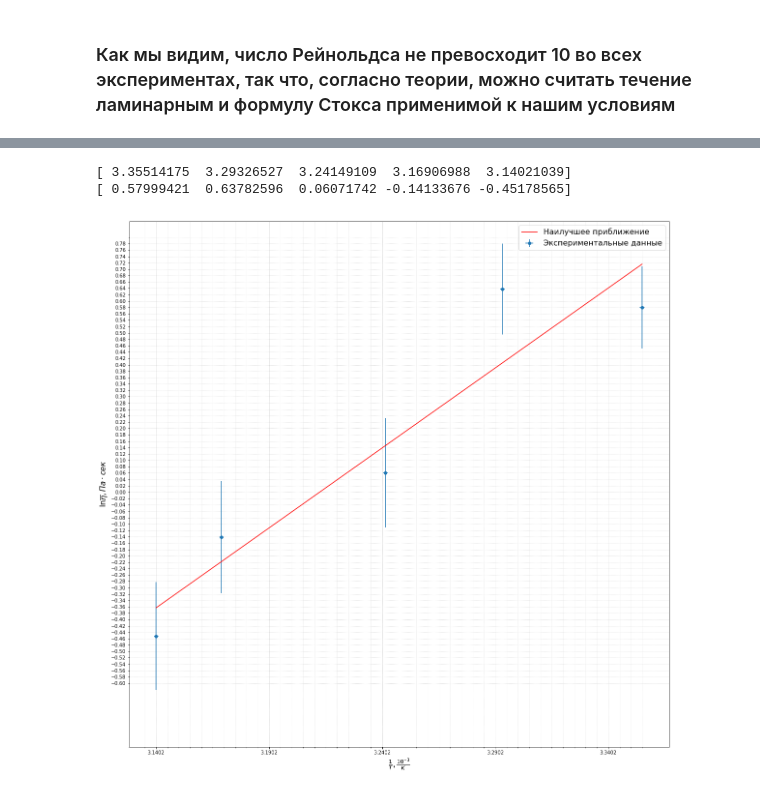
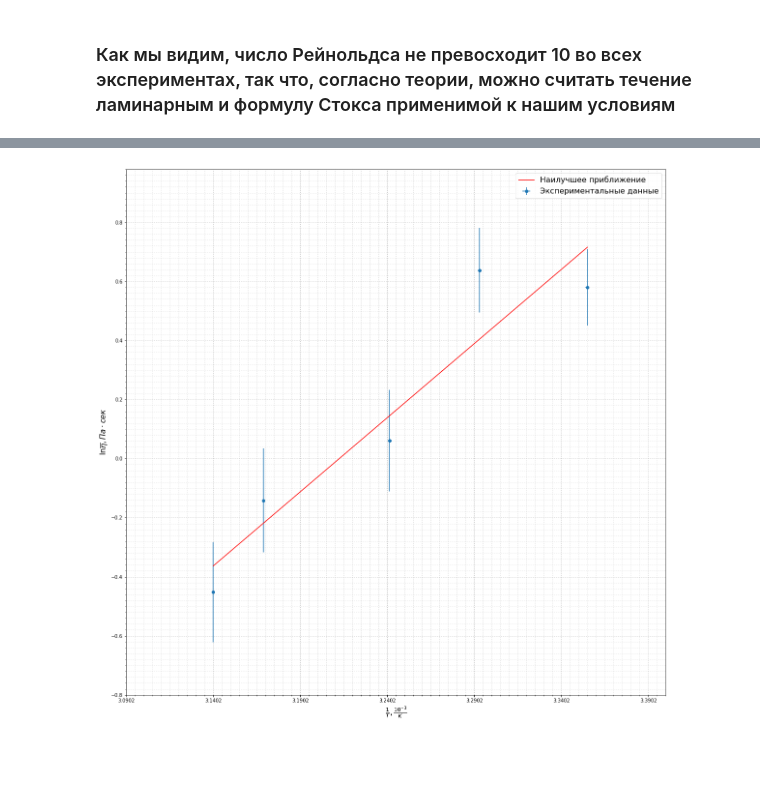
Before and after one commit to rationalex/MIPT_labs, a Jupyter notebook: 5_term/Энергия активации по температурной зависимости вязкости жидкости.ipynb, the cells around one changed output, grey strips where cells are left out. Cells and saved outputs as stored; diff of their text form; code cells hidden in the pictures; blank space fills up the shorter version.

```diff
--- a/5_term/Энергия активации по температурной зависимости вязкости жидкости.ipynb
+++ b/5_term/Энергия активации по температурной зависимости вязкости жидкости.ipynb
@@ -437,12 +453,6 @@ mean_dataframe
 | 2 | 308.50 | 1.062599 | 0.182616 | 0.060717 | 0.171858 | ... |
 | 3 | 315.55 | 0.868197 | 0.153131 | -0.141337 | 0.176378 | ... |
 | 4 | 318.45 | 0.636491 | 0.107737 | -0.451786 | 0.169267 | ... |
-# %%
-print(mean_measures[:, 5])
-print(mean_measures[:, 3])
-# %% [output]
-[ 3.35514175  3.29326527  3.24149109  3.16906988  3.14021039]
-[ 0.57999421  0.63782596  0.06071742 -0.14133676 -0.45178565]
 # %%
 xscale = 1
 x = xscale * mean_measures[:, 5]
@@ -458,34 +468,34 @@ k, b = np.polyfit(x, y, 1)
 plt.errorbar(x,
             y,
             xerr = mean_measures[:, 6] / 100,
             yerr = mean_measures[:, 4],
              fmt='o',
              label='Экспериментальные данные')
 
 plt.plot(grid, k * grid + b, color='red', label='Наилучшее приближение')
 
 #
 plt.xlabel(r"$\frac{1}{T}, \frac{10^{-3}}{K}$", fontsize=16)
 plt.ylabel(r"$\ln{\overline{\eta}}, Па \cdot сек$", fontsize=16)
 
-xstep = 0.005
+xstep = 0.05
 ystep = 0.2
 minor_xticks = np.arange(np.min(x) - xstep, np.max(x) + xstep, xstep / 10)
-minor_xticks = np.arange(np.min(x) - xstep, np.max(x) + xstep, xstep)
+major_xticks = np.arange(np.min(x) - xstep, np.max(x) + xstep, xstep)
 minor_yticks = np.arange(-0.6 - ystep, 0.8 + ystep, ystep / 10)
-minor_yticks = np.arange(-0.6 - ystep, 0.8 + ystep, ystep)
+major_yticks = np.arange(-0.6 - ystep, 0.8 + ystep, ystep)
 
 ax.set_xticks(major_xticks)
 ax.set_xticks(minor_xticks, minor=True)
 ax.set_yticks(major_yticks)
 ax.set_yticks(minor_yticks, minor=True)
 
 ax.grid(which='minor', alpha=0.4, ls=':')
 ax.grid(which='major', alpha=0.6, ls=':')
 
 plt.legend(loc='best', fontsize=16)
 plt.show()
 
 print("Угол наклона графика: {}".format(k * 1000))
 # %% [output]
-[figure, old version]
+[figure, new version]
```
Also changed, not shown: parts of 4 cells of this notebook, 1 other file.
